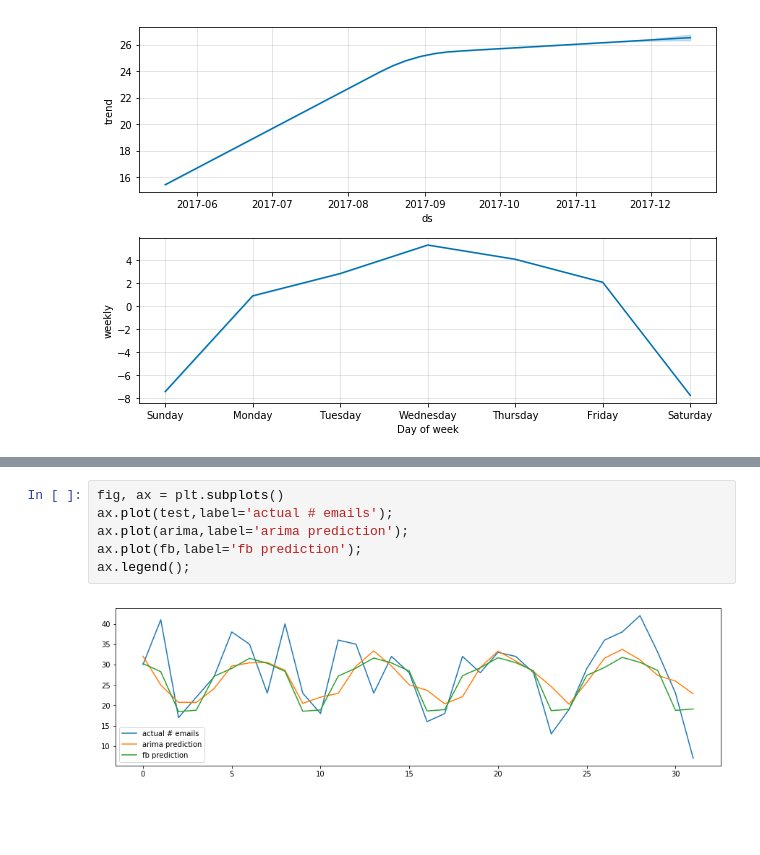
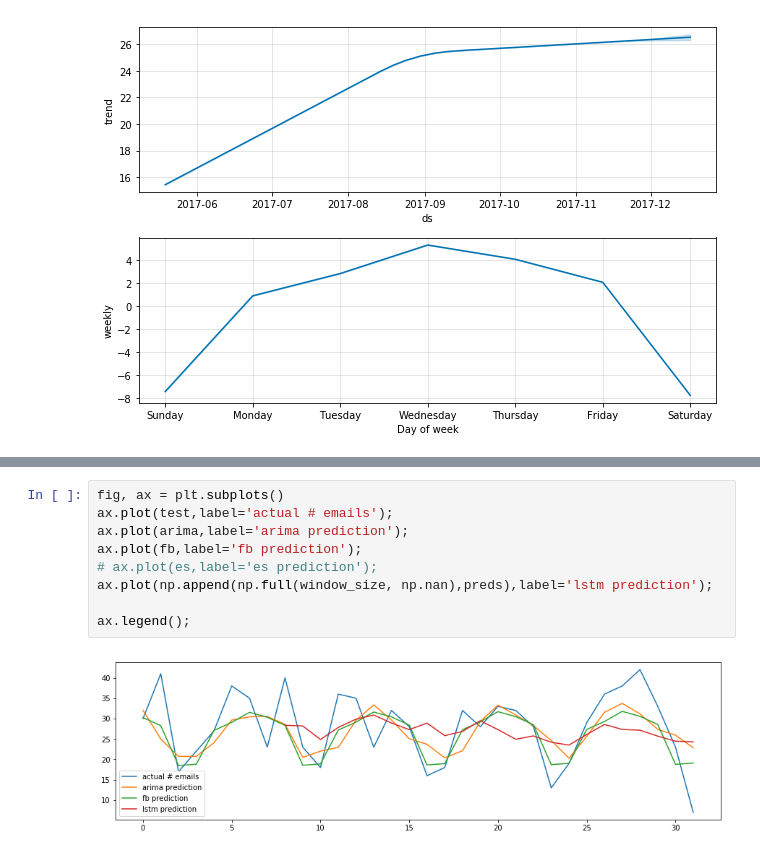
Before and after one commit to mondayn/py, a Jupyter notebook: emailAnalysis.ipynb, the cells around one changed output, grey strips where cells are left out. Drawn from its saved outputs; the diff is of its cells as text; blank space fills up the shorter version.

```diff
--- a/emailAnalysis.ipynb
+++ b/emailAnalysis.ipynb
@@ -150,11 +245,14 @@ INFO:fbprophet:Disabling daily seasonality. Run prophet with daily_seasonality=T
 # %%
 fig, ax = plt.subplots()
 ax.plot(test,label='actual # emails');
 ax.plot(arima,label='arima prediction');
 ax.plot(fb,label='fb prediction');
+# ax.plot(es,label='es prediction');
+ax.plot(np.append(np.full(window_size, np.nan),preds),label='lstm prediction');
+
 ax.legend();
 # %% [output]
-[figure, old version]
+[figure, new version]
 # %%
 def rmse(predictions, targets):
     return np.sqrt(((predictions - targets) ** 2).mean())
```
Also changed, not shown: parts of 10 cells of this notebook.
